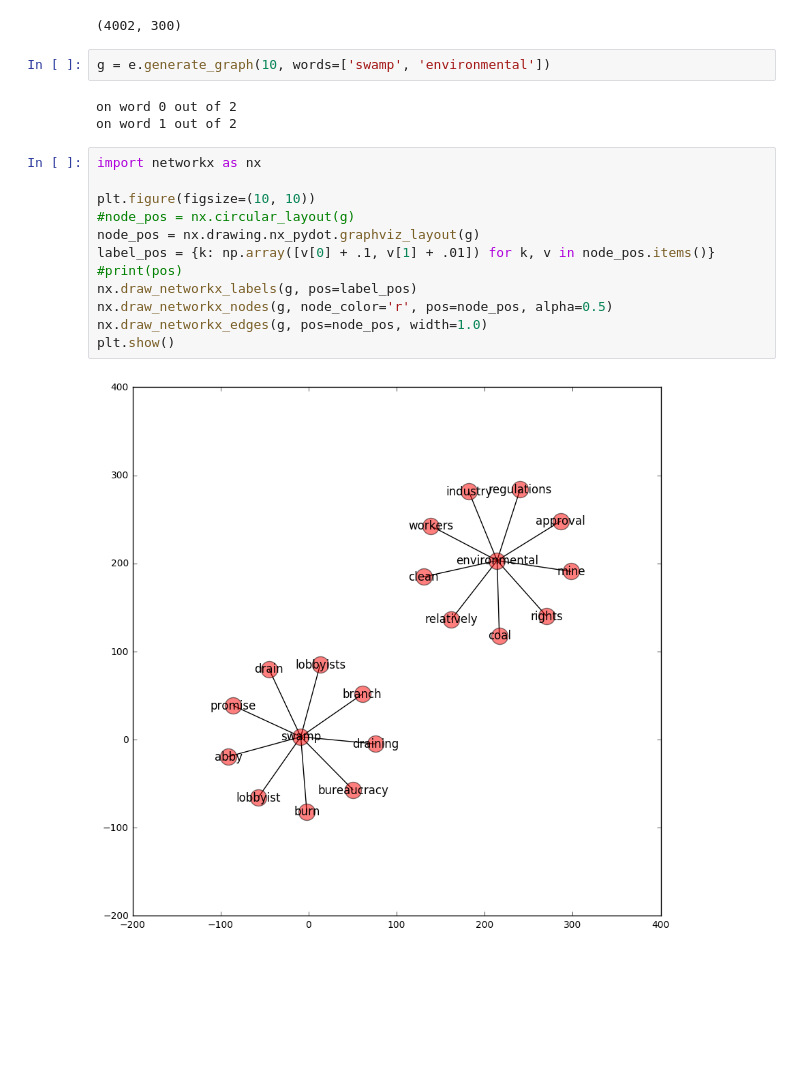
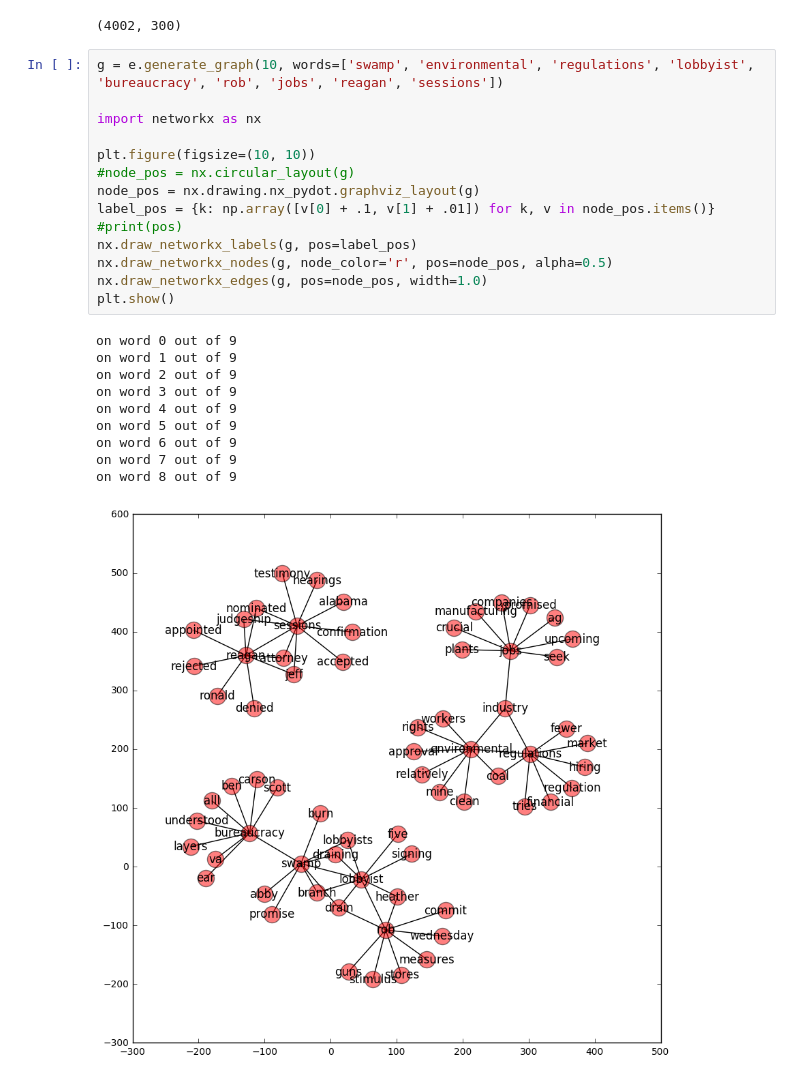
Before and after one commit to mt-digital/semantic-cable, a Jupyter notebook: Network Building Improvements.ipynb, the cells around one changed output. Saved outputs shown, nothing was run; the diff lists cells and outputs as text; blank space fills up the shorter version.

```diff
--- a/Network Building Improvements.ipynb
+++ b/Network Building Improvements.ipynb
@@ -67,25 +67,31 @@ e = Embedding.from_ppmi(ppmi)
 e.matrix.shape
 # %% [output]
 (4002, 300)
-# %%
-g = e.generate_graph(10, words=['swamp', 'environmental'])
-# %% [output]
-on word 0 out of 2
-on word 1 out of 2
 # %%
+g = e.generate_graph(10, words=['swamp', 'environmental', 'regulations', 'lobbyist', 'bureaucracy', 'rob', 'jobs', 'reagan', 'sessions'])
+
 import networkx as nx
 
 plt.figure(figsize=(10, 10))
 #node_pos = nx.circular_layout(g)
 node_pos = nx.drawing.nx_pydot.graphviz_layout(g)
 label_pos = {k: np.array([v[0] + .1, v[1] + .01]) for k, v in node_pos.items()}
 #print(pos)
 nx.draw_networkx_labels(g, pos=label_pos)
 nx.draw_networkx_nodes(g, node_color='r', pos=node_pos, alpha=0.5)
 nx.draw_networkx_edges(g, pos=node_pos, width=1.0)
 plt.show()
 # %% [output]
+on word 0 out of 9
+on word 1 out of 9
+on word 2 out of 9
+on word 3 out of 9
+on word 4 out of 9
+on word 5 out of 9
+on word 6 out of 9
+on word 7 out of 9
+on word 8 out of 9
-[figure, old version]
+[figure, new version]
 # %% [markdown]
 ## Conclusion
 
```
Also changed, not shown: parts of 1 cell of this notebook, 10 other files.
